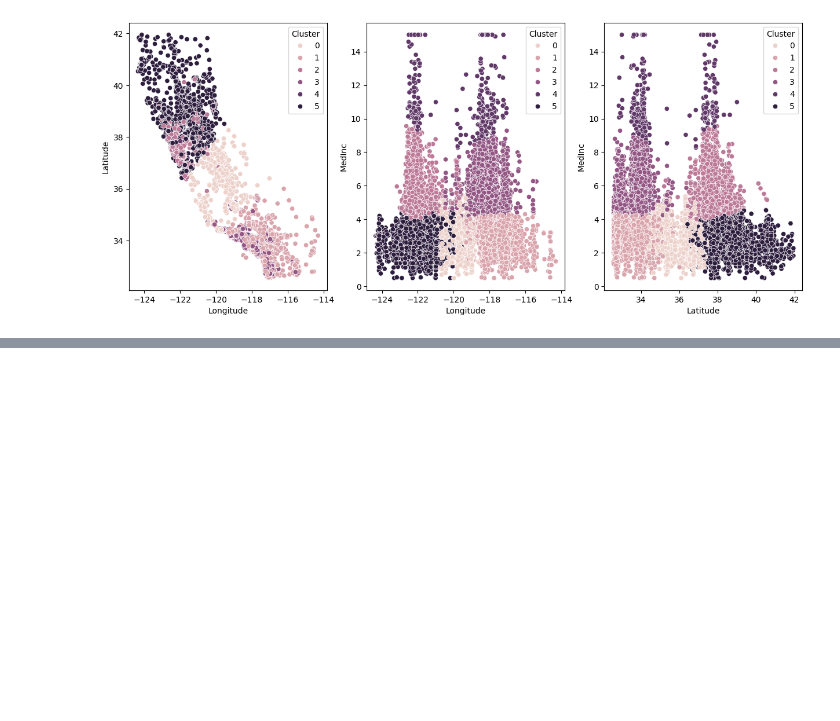
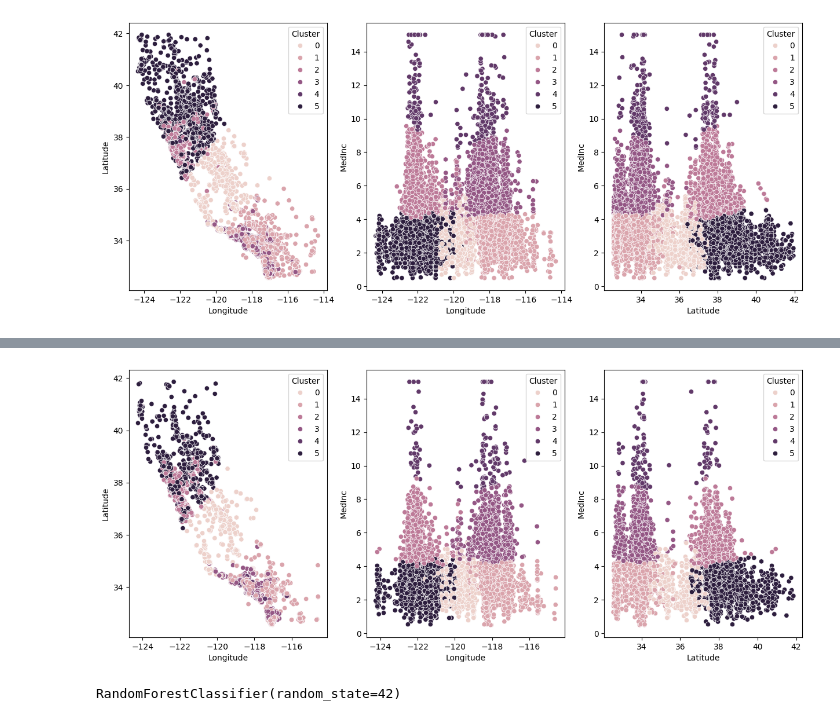
Before and after one commit to 4GeeksAcademy/Wiston_Travieso-Proyecto-Tutorial-K-Medias, a Jupyter notebook: src/explore.ipynb, the cells around one changed output, grey strips where cells are left out. Drawn from its saved outputs; the diff is of its cells as text; code cells hidden in the pictures; blank space fills up the shorter version.

```diff
--- a/src/explore.ipynb
+++ b/src/explore.ipynb
@@ -91,3 +91,8 @@ sns.scatterplot(x=X_train['Latitude'], y=X_train['MedInc'], hue=X_train['Cluster
 plt.show()
 # %% [output]
 [figure]
+# %%
+# Paso 3: Predice con el conjunto de test
+
+X_test['Cluster'] = model.predict(X_test)
+X_test.head()
@@ -93,0 +106,21 @@ plt.show()
+# %%
+# Graficar los clusters en un diagrama de puntos con el conjunto de test
+
+fig, ax = plt.subplots(1,3, figsize=(15, 6))
+sns.scatterplot(x=X_test['Longitude'], y=X_test['Latitude'], hue=X_test['Cluster'], ax=ax[0])
+sns.scatterplot(x=X_test['Longitude'], y=X_test['MedInc'], hue=X_test['Cluster'], ax=ax[1])
+sns.scatterplot(x=X_test['Latitude'], y=X_test['MedInc'], hue=X_test['Cluster'], ax=ax[2])
+plt.show()
+# %% [output]
+[figure, added]
+# %%
+# Paso 4: Entrena un modelo de clasificación supervisada
+# Voy a utilizar Random Forest para evitar el sobreajuste en base al tamaño del conjunto de datos
+
+from sklearn.ensemble import RandomForestClassifier
+# Entrenar el modelo
+
+rf_model = RandomForestClassifier(random_state=42)
+rf_model.fit(X_train.drop('Cluster', axis=1), X_train['Cluster'])
+# %% [output]
+RandomForestClassifier(random_state=42)
```
Also changed, not shown: parts of 5 cells of this notebook, 2 other files.
